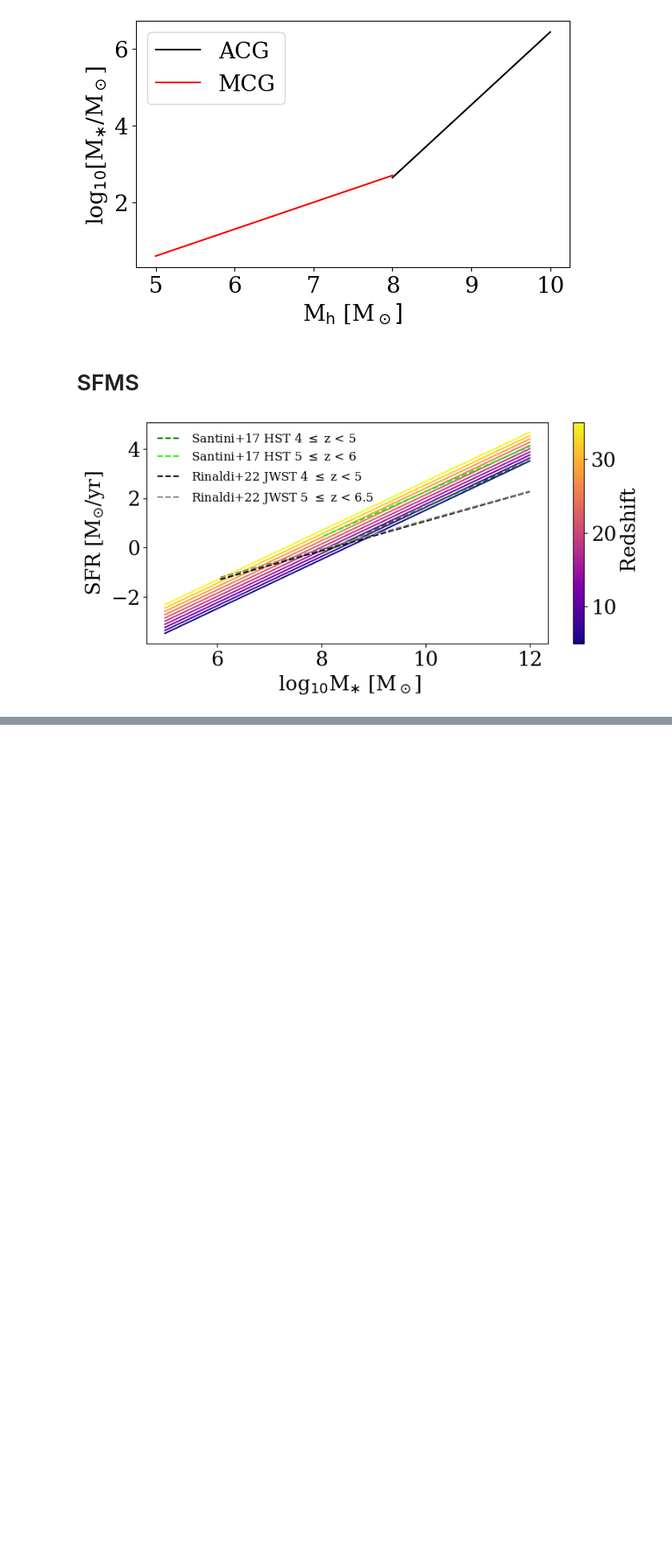
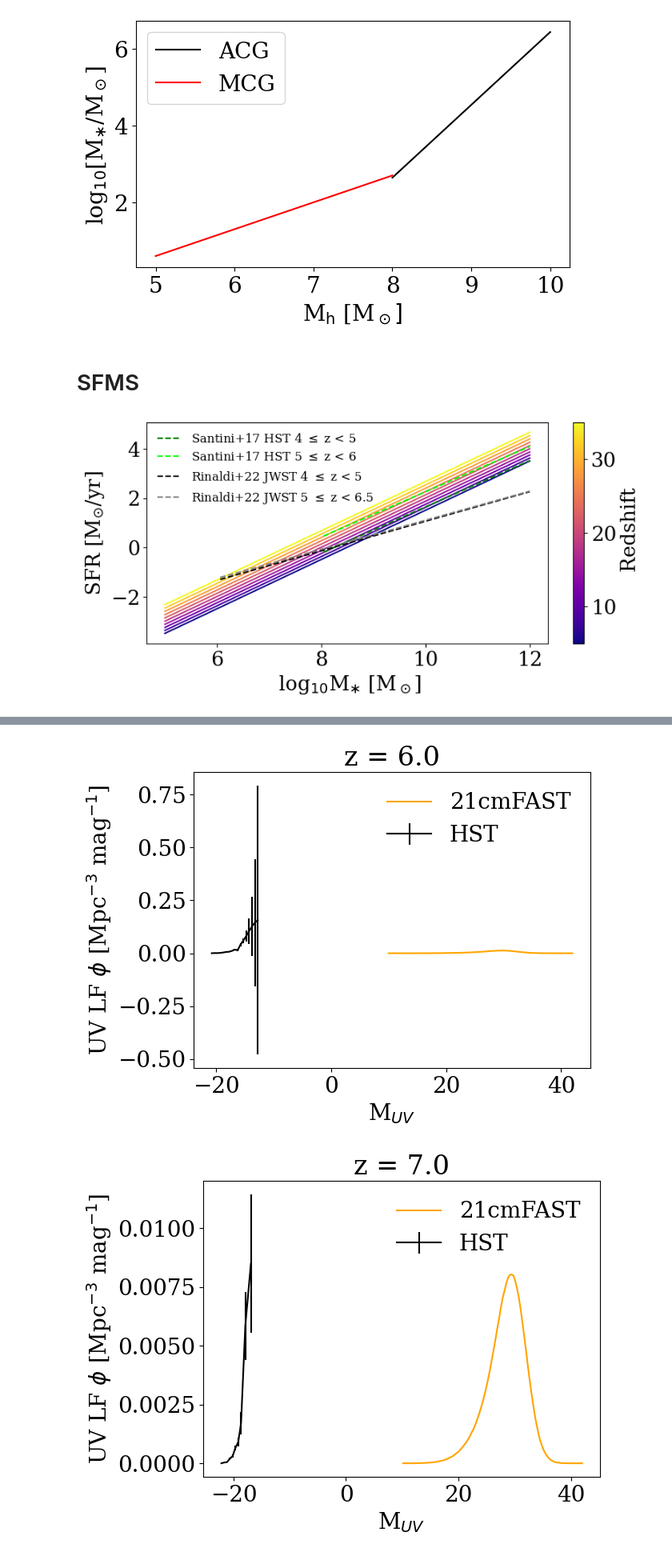
Before and after one commit to 21cmfast/EOS25, a Jupyter notebook: Plotting/test_astro.ipynb, the cells around one changed output, grey strips where cells are left out. Shown at 80% size. Cells and saved outputs as stored; diff of their text form; code cells hidden in the pictures; blank space fills up the shorter version.

```diff
--- a/Plotting/test_astro.ipynb
+++ b/Plotting/test_astro.ipynb
@@ -134,0 +217,18 @@ plt.show()
+# %%
+cache = p21c.OutputCache('/home/dbreitman/EOS25/TEST_F_ESC_-0pt1_ALPHA_ESC_0pt1_L384_HIIDIM256_DIM768')
+
+inputs = p21c.InputParameters.from_template("/home/dbreitman/EOS25/EOS25/EOS25_astro.toml",
+                                            random_seed=1234,
+                                           node_redshifts=p21c.wrapper.inputs.get_logspaced_redshifts(
+        min_redshift=5.0,
+        z_step_factor=1.02,
+        max_redshift=35.0,
+    ),).evolve_input_structs(F_ESC10 = -0.1, F_ESC7_MINI = -0.1, ALPHA_ESC=0.1,BOX_LEN=384, HII_DIM=256, DIM=768, SAMPLER_MIN_MASS=10**(9.71), N_THREADS=1)
+runcache = RunCache.from_inputs(inputs, cache=cache)
+initial_conditions = runcache.get_ics()
+# %%
+uvlf_redshifts = [6.,7.,8.,9.,10., 11., 12.5, 14.5]
+uvlfs = {}
+for redshift in uvlf_redshifts:
+    halo_catalog = get_halo_catalog_from_PHF(redshift, runcache, match_z_within=0.1)
+    uvlfs[str(redshift)] = get_uvlf(redshift, halo_catalog, inputs, bins=100, Luv_over_SFR=SFR2Luv)
@@ -134,0 +244,35 @@ plt.show()
+# %%
+data_path = "/home/dbreitman/jeanzay/21CMMC_old/src/py21cmmc/data/"
+for redshift in uvlf_redshifts:
+    try:
+        if redshift <= 11.:
+            zstr = str(int(redshift))
+        else:
+            zstr = str(int(np.floor(redshift))) + "pt5"
+        Donnan_Muv = np.load(data_path+"Donnan24_LF_lfuncs_z"+zstr+".npz", allow_pickle=True)["Muv"]
+        Donnan_LF = np.load(data_path+"Donnan24_LF_lfuncs_z"+zstr+".npz", allow_pickle=True)["lfunc"]
+        Donnan_sigma = np.load(data_path+"Donnan24_LF_sigmas_z"+zstr+".npz", allow_pickle=True)["sigma"]
+    except:
+        Donnan_Muv = Donnan_LF = Donnan_sigma = None
+
+    try:
+        zstr = str(int(redshift))
+        Bouwens_Muv = np.load(data_path+"LF_lfuncs_z"+zstr+".npz", allow_pickle=True)["Muv"]
+        Bouwens_LF = np.load(data_path+"LF_lfuncs_z"+zstr+".npz", allow_pickle=True)["lfunc"]
+        Bouwens_sigma = np.load(data_path+"LF_sigmas_z"+zstr+".npz", allow_pickle=True)["sigma"]
+    except:
+        Bouwens_Muv = Bouwens_LF = Bouwens_sigma = None
+
+    if Bouwens_Muv is not None:
+        plt.errorbar(Bouwens_Muv, Bouwens_LF, yerr = Bouwens_sigma, color = "k", label = "HST")
+    if Donnan_Muv is not None:
+        plt.errorbar(Donnan_Muv, Donnan_LF, yerr = Donnan_sigma, color = "r", label = "JWST")
+    plt.plot(uvlfs[str(redshift)]["M_uv"], uvlfs[str(redshift)]["lfunc"], color = "orange", label = "21cmFAST")
+    plt.xlabel(r"M$_{UV}$")
+    plt.ylabel(r"UV LF $\phi$ [Mpc$^{-3}$ mag$^{-1}$]")
+    plt.legend(frameon=False)
+    plt.title("z = " + str(redshift))
+    plt.show()
+# %% [output]
+[figure, added]
+[figure, added]
```
Also changed, not shown: parts of 6 cells of this notebook.
